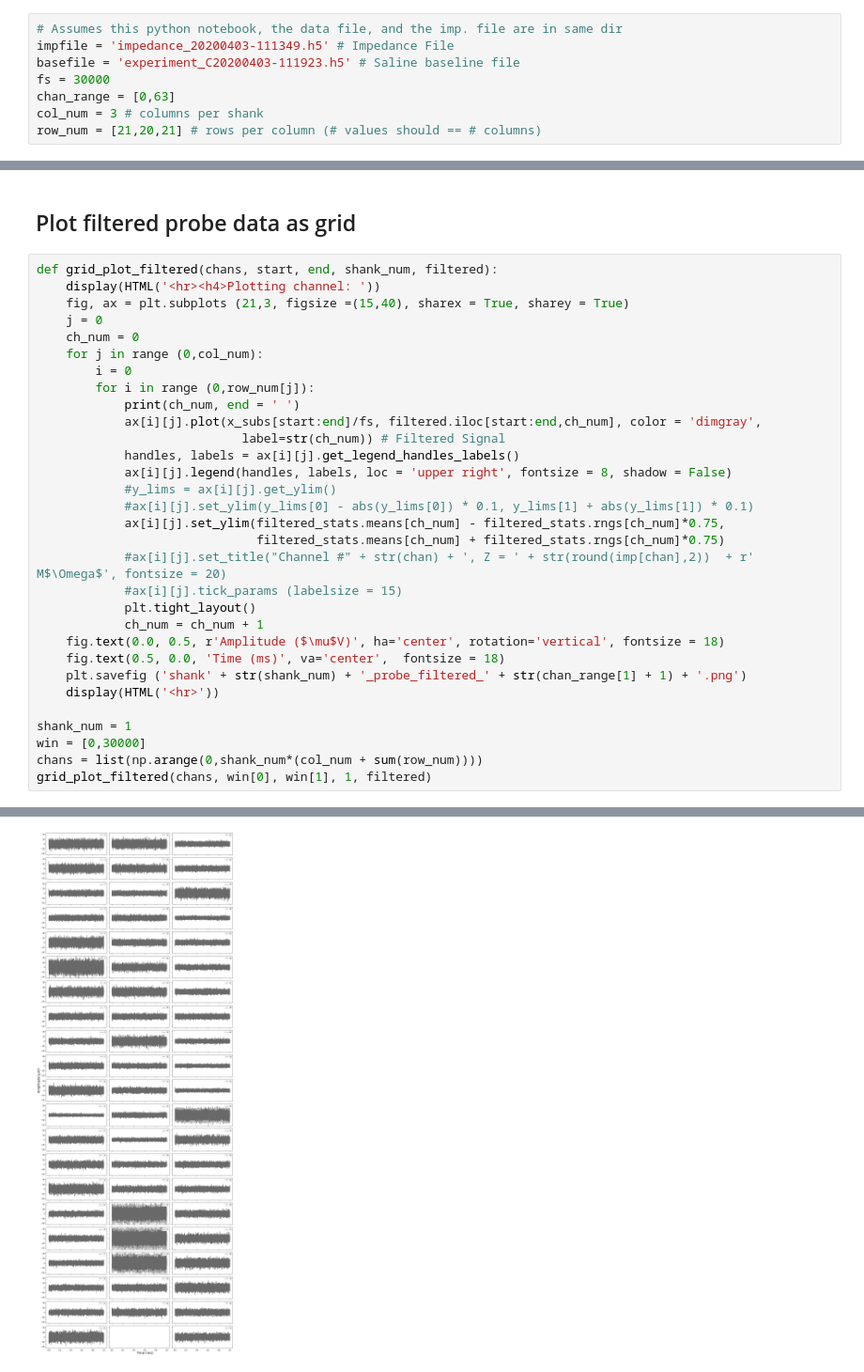
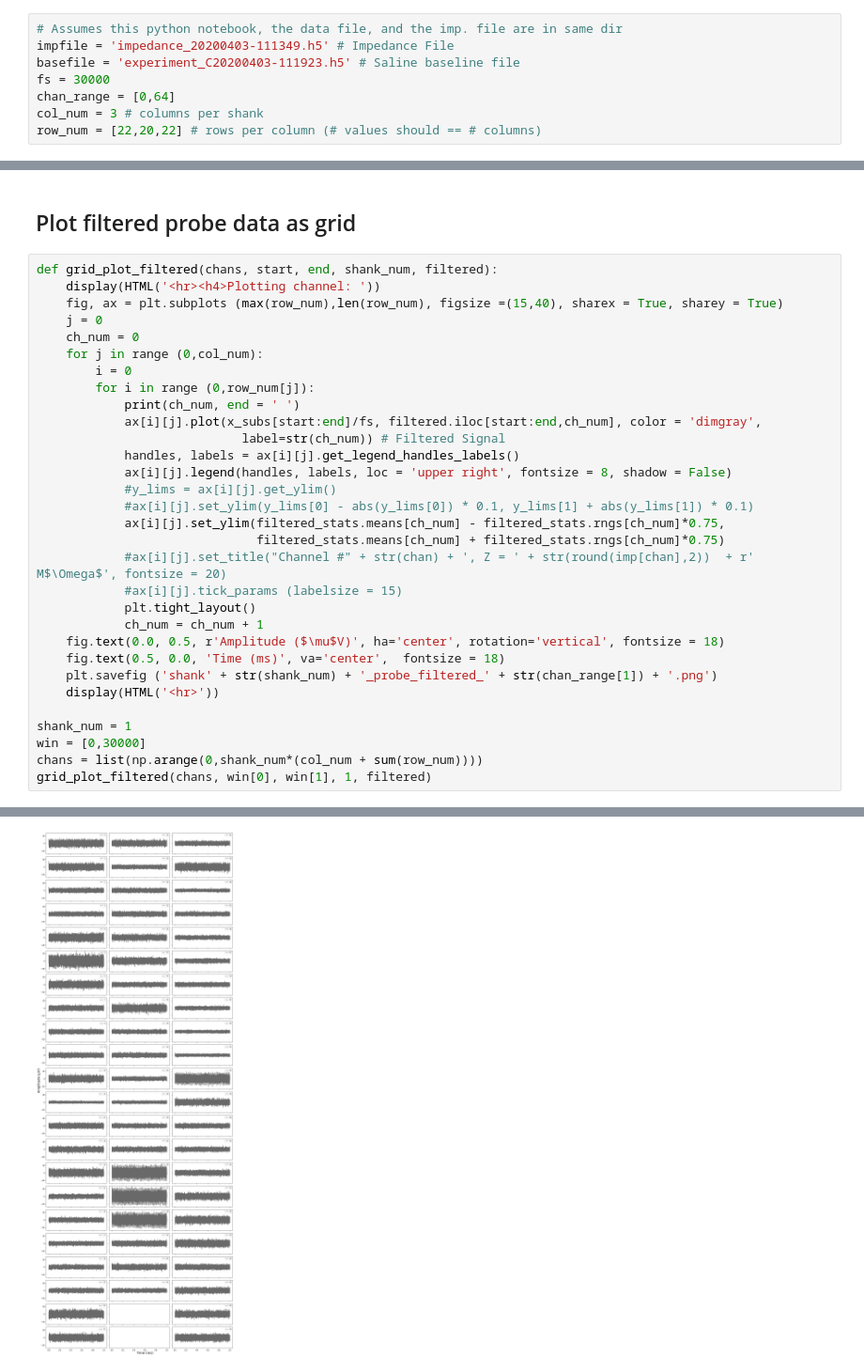
Before and after one commit to haleyspeed/willow, a Jupyter notebook: h5_probe.ipynb, the cells around one changed output, grey strips where cells are left out. Shown at 94% size. Drawn from its saved outputs; the diff is of its cells as text.

```diff
--- a/h5_probe.ipynb
+++ b/h5_probe.ipynb
@@ -12,9 +10,9 @@
 impfile = 'impedance_20200403-111349.h5' # Impedance File
 basefile = 'experiment_C20200403-111923.h5' # Saline baseline file
 fs = 30000
-chan_range = [0,63]
+chan_range = [0,64]
 col_num = 3 # columns per shank
-row_num = [21,20,21] # rows per column (# values should == # columns)
+row_num = [22,20,22] # rows per column (# values should == # columns)
 # %% [markdown]
 ## Import Dependencies
 # %%
@@ -242,7 +245,7 @@ Plotting channel:
 # %%
 def grid_plot_filtered(chans, start, end, shank_num, filtered):
     display(HTML('<hr><h4>Plotting channel: '))
-    fig, ax = plt.subplots (21,3, figsize =(15,40), sharex = True, sharey = True)
+    fig, ax = plt.subplots (max(row_num),len(row_num), figsize =(15,40), sharex = True, sharey = True)
     j = 0
     ch_num = 0
     for j in range (0,col_num):
@@ -263,7 +266,7 @@ def grid_plot_filtered(chans, start, end, shank_num, filtered):
             ch_num = ch_num + 1
     fig.text(0.0, 0.5, r'Amplitude ($\mu$V)', ha='center', rotation='vertical', fontsize = 18)
     fig.text(0.5, 0.0, 'Time (ms)', va='center',  fontsize = 18)
-    plt.savefig ('shank' + str(shank_num) + '_probe_filtered_' + str(chan_range[1] + 1) + '.png')
+    plt.savefig ('shank' + str(shank_num) + '_probe_filtered_' + str(chan_range[1]) + '.png')
     display(HTML('<hr>'))
 
 shank_num = 1
@@ -276,2 +279,2 @@ Plotting channel:
 [interactive output not drawn]
-[figure, old version]
+[figure, new version]
```
Also changed, not shown: parts of 9 cells of this notebook.
